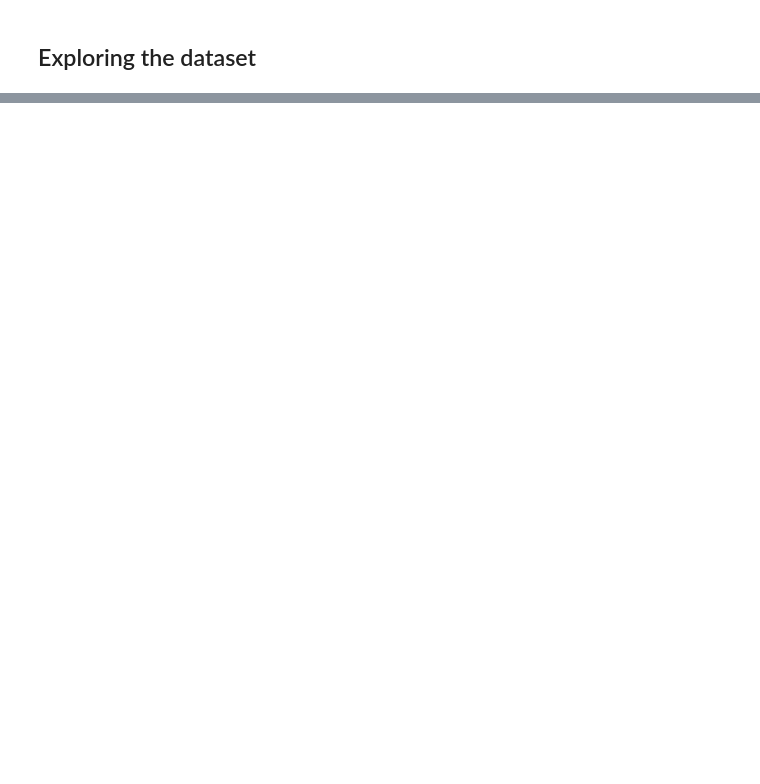
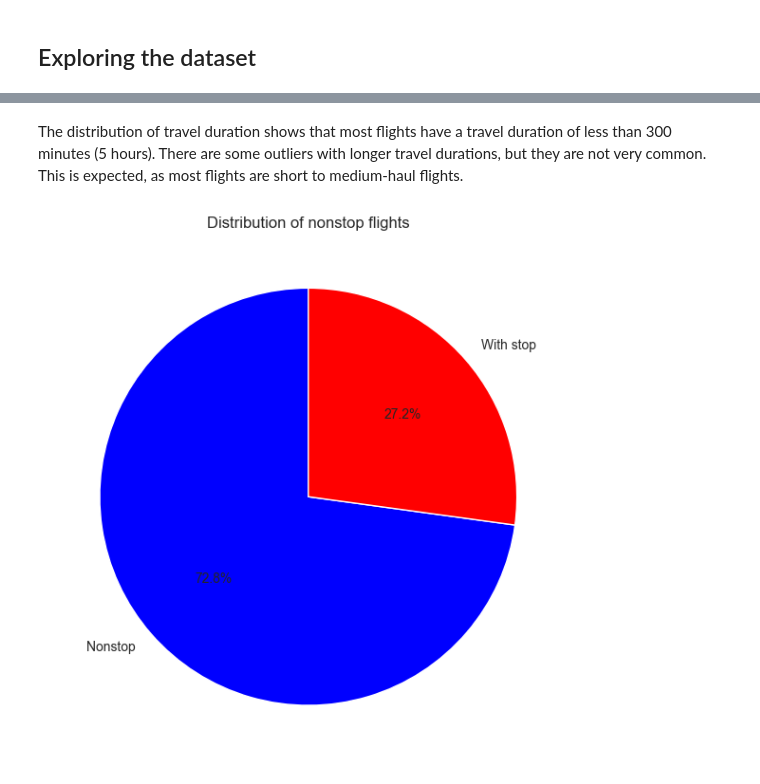
Before and after one commit to Zettaiki/FP-data-analysis, a Jupyter notebook: src/main/python/FlightPriceAnalysis.ipynb, the cells around one changed output, grey strips where cells are left out. Saved outputs shown, nothing was run; the diff lists cells and outputs as text; code cells hidden in the pictures; blank space fills up the shorter version.

```diff
--- a/src/main/python/FlightPriceAnalysis.ipynb
+++ b/src/main/python/FlightPriceAnalysis.ipynb
@@ -29,0 +277,13 @@ if not os.path.exists('../../../datasets/itineraries.csv'):
+# %% [markdown]
+The distribution of travel duration shows that most flights have a travel duration of less than 300 minutes (5 hours). There are some outliers with longer travel durations, but they are not very common. This is expected, as most flights are short to medium-haul flights.
+# %%
+nonstop_counts = sample['isNonStop'].value_counts()
+
+plt.figure(figsize=(6, 6))
+nonstop_counts.plot(kind='pie', autopct='%1.1f%%', startangle=90, labels=['Nonstop', 'With stop'], colors=['blue', 'red'])
+plt.title('Distribution of nonstop flights')
+plt.ylabel('')
+plt.tight_layout()
+plt.show()
+# %% [output]
+[figure, added]
```
Also changed, not shown: parts of 37 cells of this notebook.
